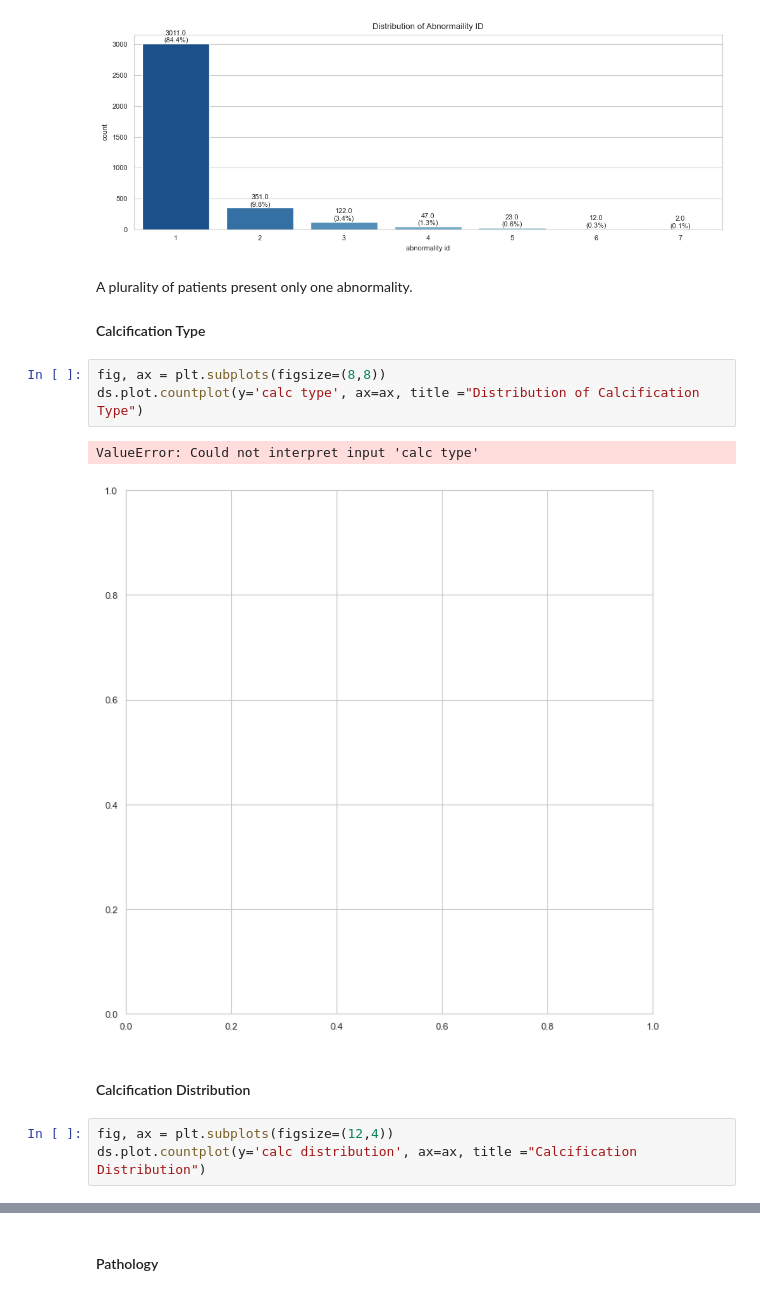
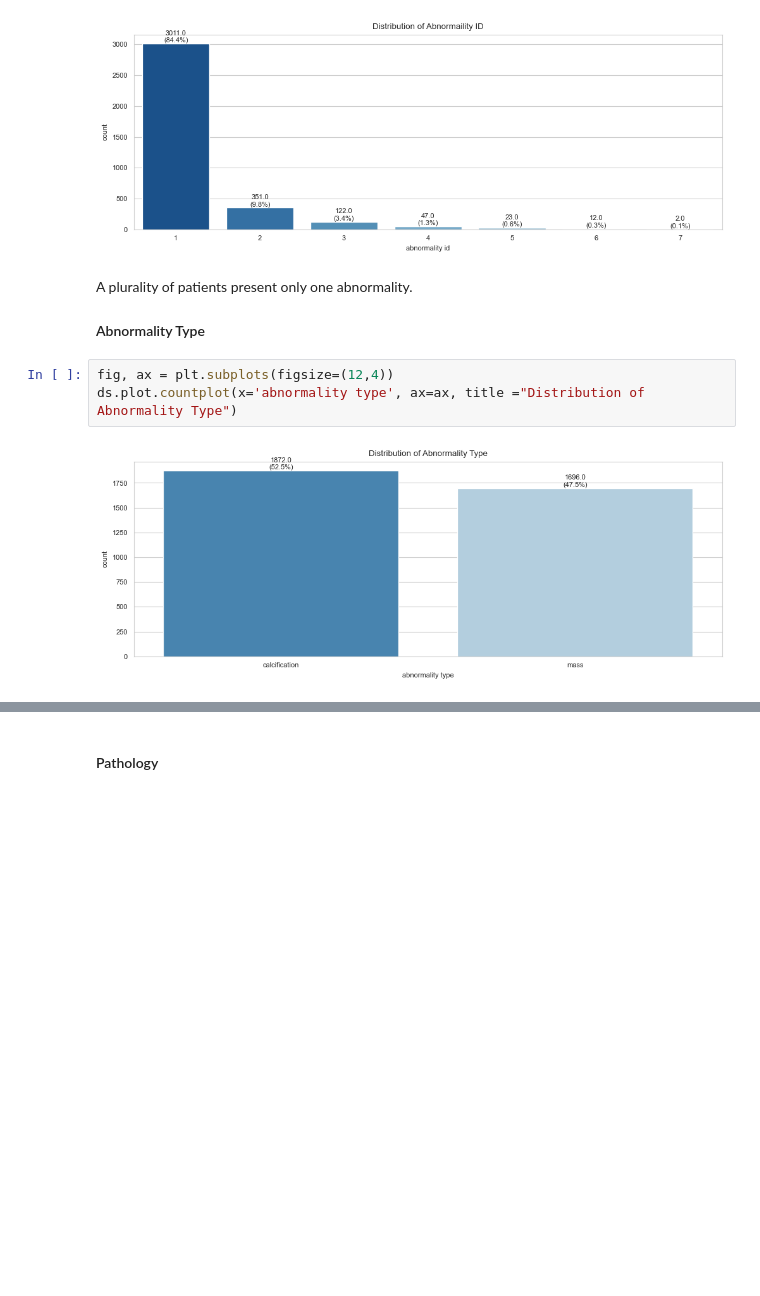
Before and after one commit to john-james-ai/BreastCancerDetection, a Jupyter notebook: _sources/content/01_eda.ipynb, the cells around one changed output, grey strips where cells are left out. Saved outputs shown, nothing was run; the diff lists cells and outputs as text; blank space fills up the shorter version.

```diff
--- a/_sources/content/01_eda.ipynb
+++ b/_sources/content/01_eda.ipynb
@@ -300,15 +300,9 @@ ds.plot.countplot(x='abnormality id', ax=ax, title ="Distribution of Abnormailit
 # %% [markdown]
 A plurality of patients present only one abnormality.
 
-#### Calcification Type
+#### Abnormality Type
 # %%
-fig, ax = plt.subplots(figsize=(8,8))
-ds.plot.countplot(y='calc type', ax=ax, title ="Distribution of Calcification Type")
+fig, ax = plt.subplots(figsize=(12,4))
+ds.plot.countplot(x='abnormality type', ax=ax, title ="Distribution of Abnormality Type")
 # %% [output]
-ValueError: Could not interpret input 'calc type'
-[figure, old version]
+[figure, new version]
-# %% [markdown]
-#### Calcification Distribution
-# %%
-fig, ax = plt.subplots(figsize=(12,4))
-ds.plot.countplot(y='calc distribution', ax=ax, title ="Calcification Distribution")
```
Also changed, not shown: parts of 6 cells of this notebook, 11 other files.
